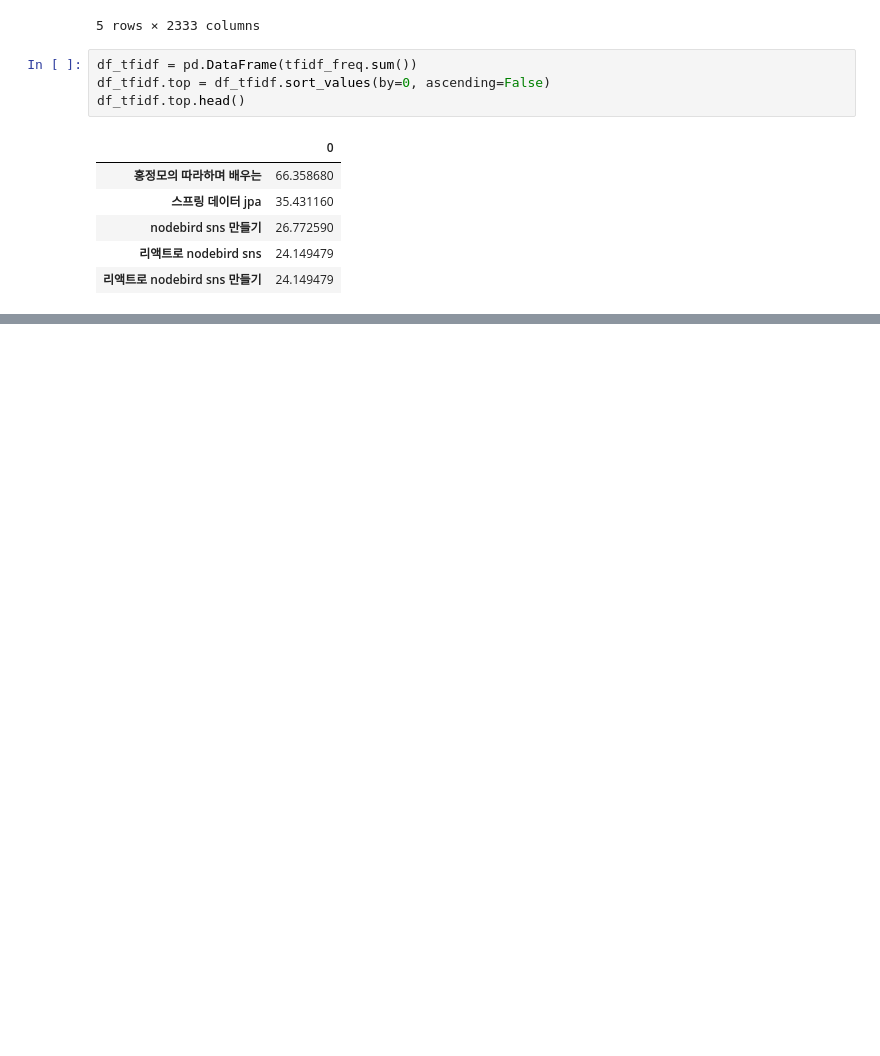
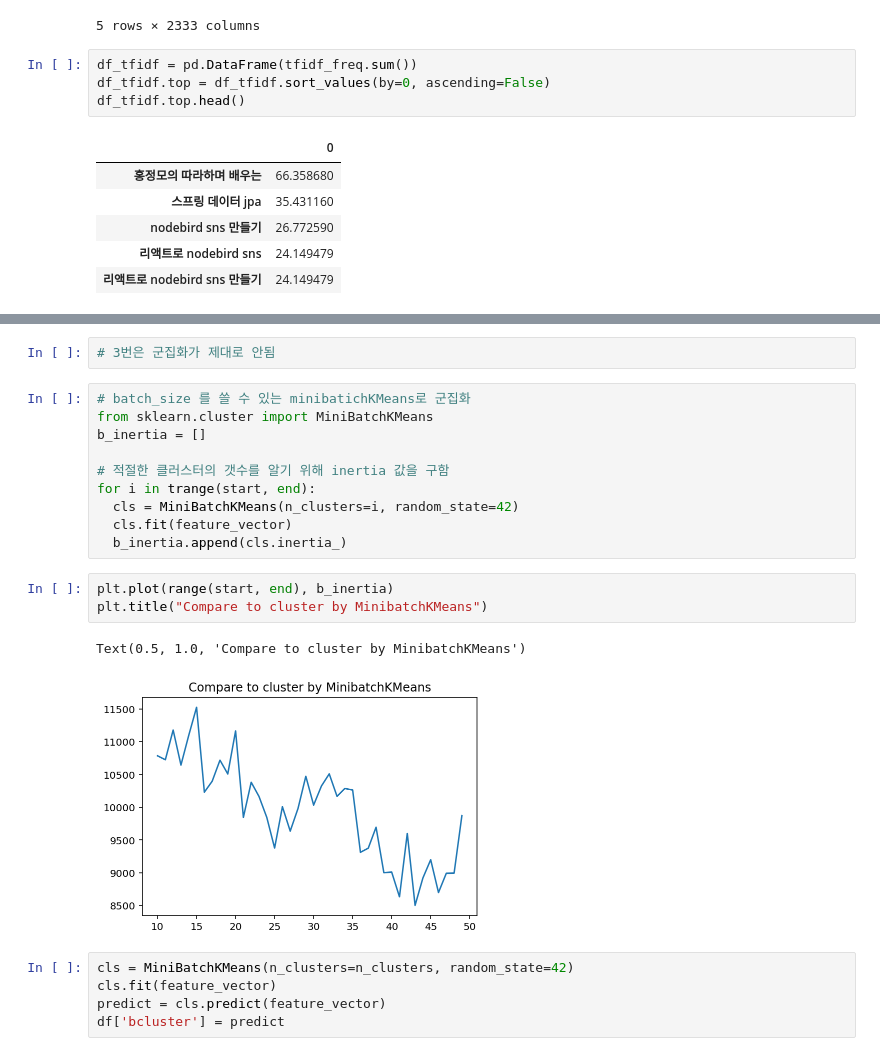
Before and after one commit to showboyz/data_study, a Jupyter notebook: 댓글전처리_크롤링.ipynb, the cells around one changed output, grey strips where cells are left out. Drawn from its saved outputs; the diff is of its cells as text; blank space fills up the shorter version.

```diff
--- a/댓글전처리_크롤링.ipynb
+++ b/댓글전처리_크롤링.ipynb
@@ -363,0 +398,23 @@ end = 50
+# %%
+# 3번은 군집화가 제대로 안됨
+# %%
+# batch_size 를 쓸 수 있는 minibatichKMeans로 군집화
+from sklearn.cluster import MiniBatchKMeans
+b_inertia = []
+
+# 적절한 클러스터의 갯수를 알기 위해 inertia 값을 구함
+for i in trange(start, end):
+  cls = MiniBatchKMeans(n_clusters=i, random_state=42)
+  cls.fit(feature_vector)
+  b_inertia.append(cls.inertia_)
+# %%
+plt.plot(range(start, end), b_inertia)
+plt.title("Compare to cluster by MinibatchKMeans")
+# %% [output]
+Text(0.5, 1.0, 'Compare to cluster by MinibatchKMeans')
+[figure, added]
+# %%
+cls = MiniBatchKMeans(n_clusters=n_clusters, random_state=42)
+cls.fit(feature_vector)
+predict = cls.predict(feature_vector)
+df['bcluster'] = predict
```
Also changed, not shown: parts of 13 cells of this notebook.
